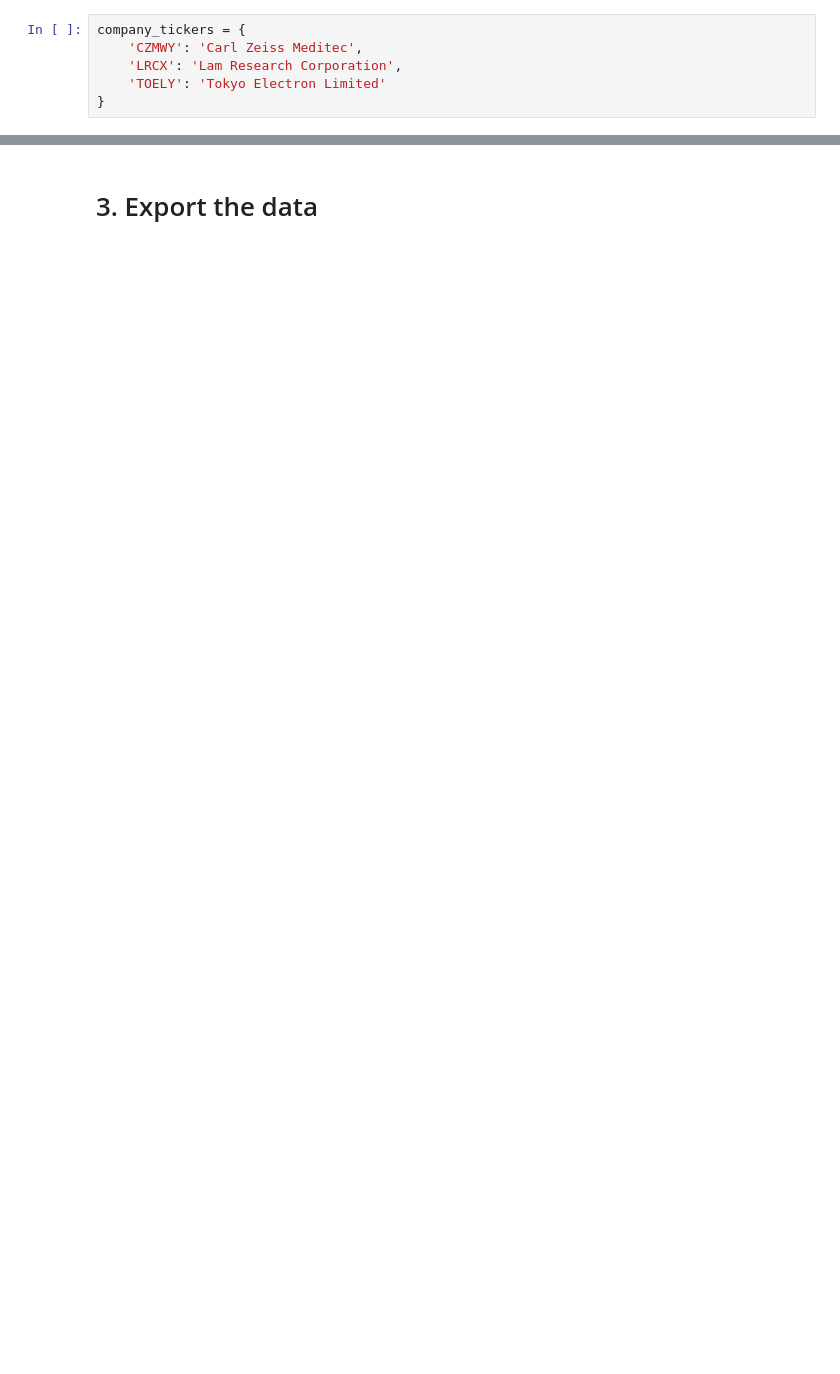
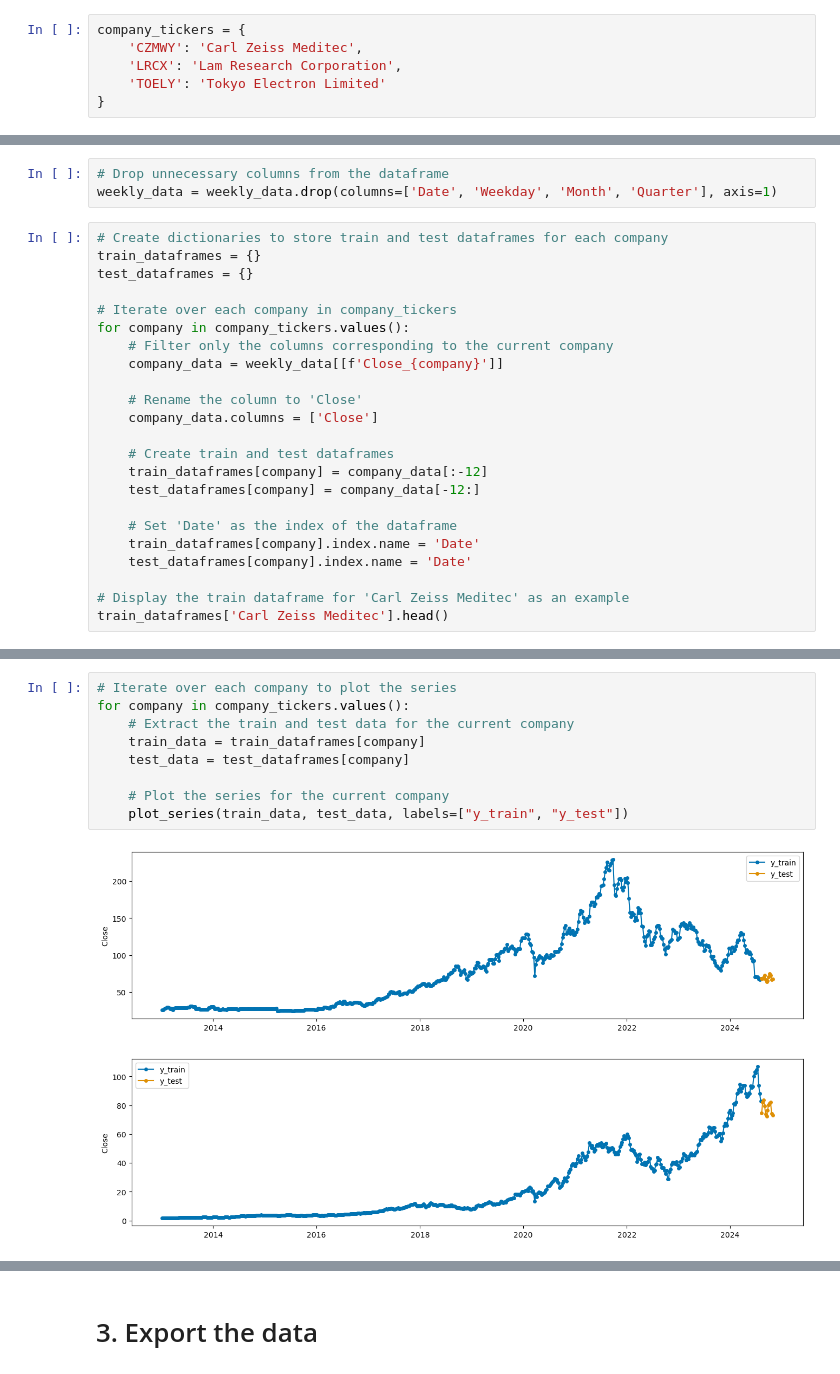
Before and after one commit to mbarriola96/stock_prices_forecasting, a Jupyter notebook: 03_selecting_asml_suppliers.ipynb, the cells around one changed output, grey strips where cells are left out. Saved outputs shown, nothing was run; the diff lists cells and outputs as text; blank space fills up the shorter version.

```diff
--- a/03_selecting_asml_suppliers.ipynb
+++ b/03_selecting_asml_suppliers.ipynb
@@ -379,0 +295,26 @@ Displaying the last predictions for: Lam Research Corporation
+# %%
+# Drop unnecessary columns from the dataframe
+weekly_data = weekly_data.drop(columns=['Date', 'Weekday', 'Month', 'Quarter'], axis=1)
+# %%
+# Create dictionaries to store train and test dataframes for each company
+train_dataframes = {}
+test_dataframes = {}
+
+# Iterate over each company in company_tickers
+for company in company_tickers.values():
+    # Filter only the columns corresponding to the current company
+    company_data = weekly_data[[f'Close_{company}']]
+
+    # Rename the column to 'Close'
+    company_data.columns = ['Close']
+
+    # Create train and test dataframes
+    train_dataframes[company] = company_data[:-12]
+    test_dataframes[company] = company_data[-12:]
+
+    # Set 'Date' as the index of the dataframe
+    train_dataframes[company].index.name = 'Date'
+    test_dataframes[company].index.name = 'Date'
+
+# Display the train dataframe for 'Carl Zeiss Meditec' as an example
+train_dataframes['Carl Zeiss Meditec'].head()
@@ -379,0 +329,12 @@ Displaying the last predictions for: Lam Research Corporation
+# %%
+# Iterate over each company to plot the series
+for company in company_tickers.values():
+    # Extract the train and test data for the current company
+    train_data = train_dataframes[company]
+    test_data = test_dataframes[company]
+
+    # Plot the series for the current company
+    plot_series(train_data, test_data, labels=["y_train", "y_test"])
+# %% [output]
+[figure, added]
+[figure, added]
```
Also changed, not shown: parts of 16 cells of this notebook, 5 other files.
